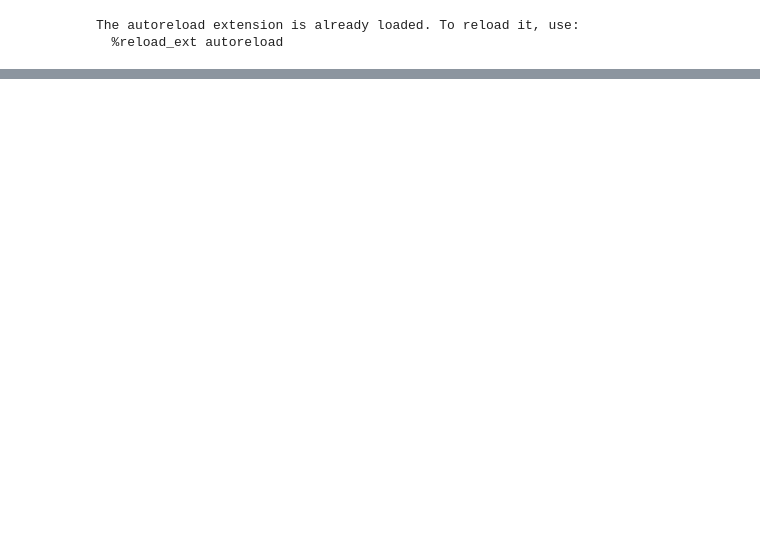
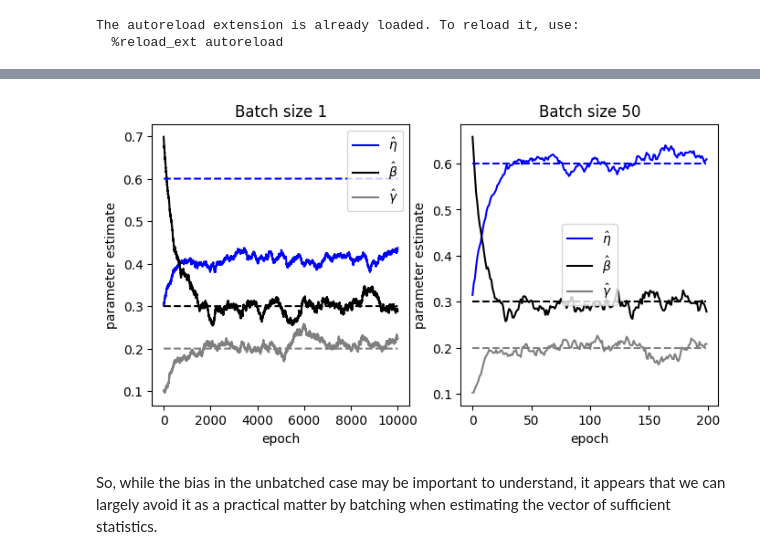
Before and after one commit to hexie1995/HyperGraph, a Jupyter notebook: code/stochastic-em-demo.ipynb, the cells around one changed output, grey strips where cells are left out. Drawn from its saved outputs; the diff is of its cells as text; code cells hidden in the pictures; blank space fills up the shorter version.

```diff
--- a/code/stochastic-em-demo.ipynb
+++ b/code/stochastic-em-demo.ipynb
@@ -210,0 +134,11 @@ Completed step 95
+# %%
+fig, axarr = plt.subplots(1, 2, figsize = (8, 4))
+axarr[0].set(title = "Batch size 1")
+axarr[1].set(title = "Batch size 50")
+
+experiment(H, 10000, axarr[0], batch_size = 1, verbose = False)
+experiment(H, 10000, axarr[1], batch_size = 50, verbose = False)
+# %% [output]
+[figure, added]
+# %% [markdown]
+So, while the bias in the unbatched case may be important to understand, it appears that we can largely avoid it as a practical matter by batching when estimating the vector of sufficient statistics.
```
Also changed, not shown: parts of 11 cells of this notebook.
